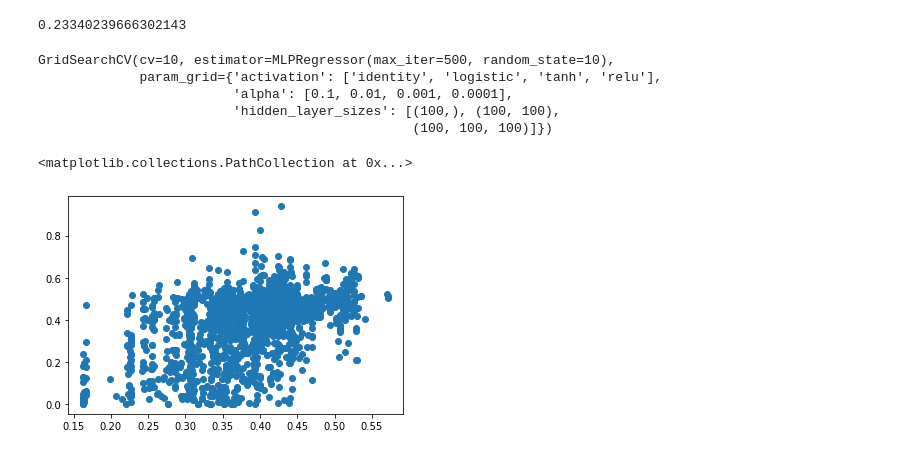
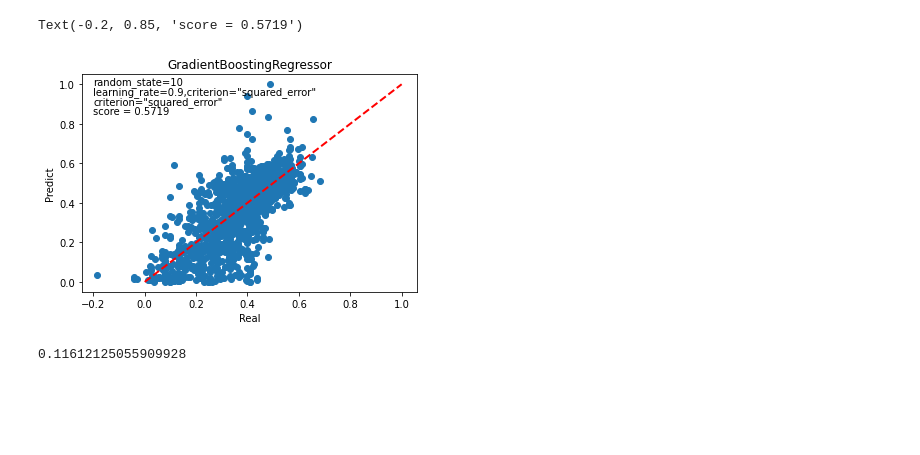
Before and after one commit to AnastasiyaKrokhina/DataCon-time-1, a Jupyter notebook: notebooks/models1.ipynb, the cells around one changed output. Cells and saved outputs as stored; diff of their text form; code cells hidden in the pictures; blank space fills up the shorter version.

```diff
--- a/notebooks/models1.ipynb
+++ b/notebooks/models1.ipynb
@@ -123,40 +124,26 @@ array([-0.02660356,  0.15904491,  0.02993168,  0.04114118,  0.00380775,
+# %%
+plt.scatter(pred, y_test)
+
+plt.plot(
+        [y_test.min(), y_test.max()], [y_test.min(), y_test.max()], "--r", linewidth=2
+    )
+plt.xlabel('Real')
+plt.ylabel('Predict')
+plt.title('GradientBoostingRegressor')
+plt.text(-0.2, 1, s='random_state=10')
+plt.text(-0.2, 0.95, s='learning_rate=0.9,criterion="squared_error"')
+plt.text(-0.2, 0.9, s='criterion="squared_error"')
+plt.text(-0.2, 0.85, s='score = 0.5719')
+# %% [output]
+Text(-0.2, 0.85, 'score = 0.5719')
+[figure, added]
 # %%
-from sklearn.neural_network import MLPRegressor
-from sklearn.datasets import make_regression
-from sklearn.model_selection import train_test_split
+from sklearn.ensemble import AdaBoostRegressor
 
-regr = MLPRegressor(random_state=10, max_iter=500).fit(X_train, y_train)
+regr = AdaBoostRegressor(random_state=10, n_estimators=100, learning_rate=0.1, )
+regr.fit(X_train, y_train)
 pred = regr.predict(X_test)
 
 regr.score(X_test, y_test)
 # %% [output]
-0.23340239666302143
+0.11612125055909928
-# %%
-from sklearn.model_selection import GridSearchCV
-
-param_grid = {
-    'hidden_layer_sizes': [(100,), (100, 100), (100, 100, 100)],
-    'activation': ['identity', 'logistic', 'tanh', 'relu'],
-    'alpha': [0.1, 0.01, 0.001, 0.0001],
-
-}
-clf = GridSearchCV(regr, param_grid, cv=10)
-clf.fit(X_train, y_train)
-# %% [output]
-GridSearchCV(cv=10, estimator=MLPRegressor(max_iter=500, random_state=10),
-             param_grid={'activation': ['identity', 'logistic', 'tanh', 'relu'],
-                         'alpha': [0.1, 0.01, 0.001, 0.0001],
-                         'hidden_layer_sizes': [(100,), (100, 100),
-                                                (100, 100, 100)]})
-# %%
-plt.scatter(pred, y_test)
-
-plt.plot(
-        [y_test.min(), y_test.max()], [y_test.min(), y_test.max()], "--r", linewidth=2
-    )
-plt.xlabel('Real')
-plt.ylabel('Predict')
-plt.title('MLPRegressor prediction')
-# %% [output]
-<matplotlib.collections.PathCollection at 0x...>
-[figure, removed]
```
Also changed, not shown: parts of 22 cells of this notebook.
